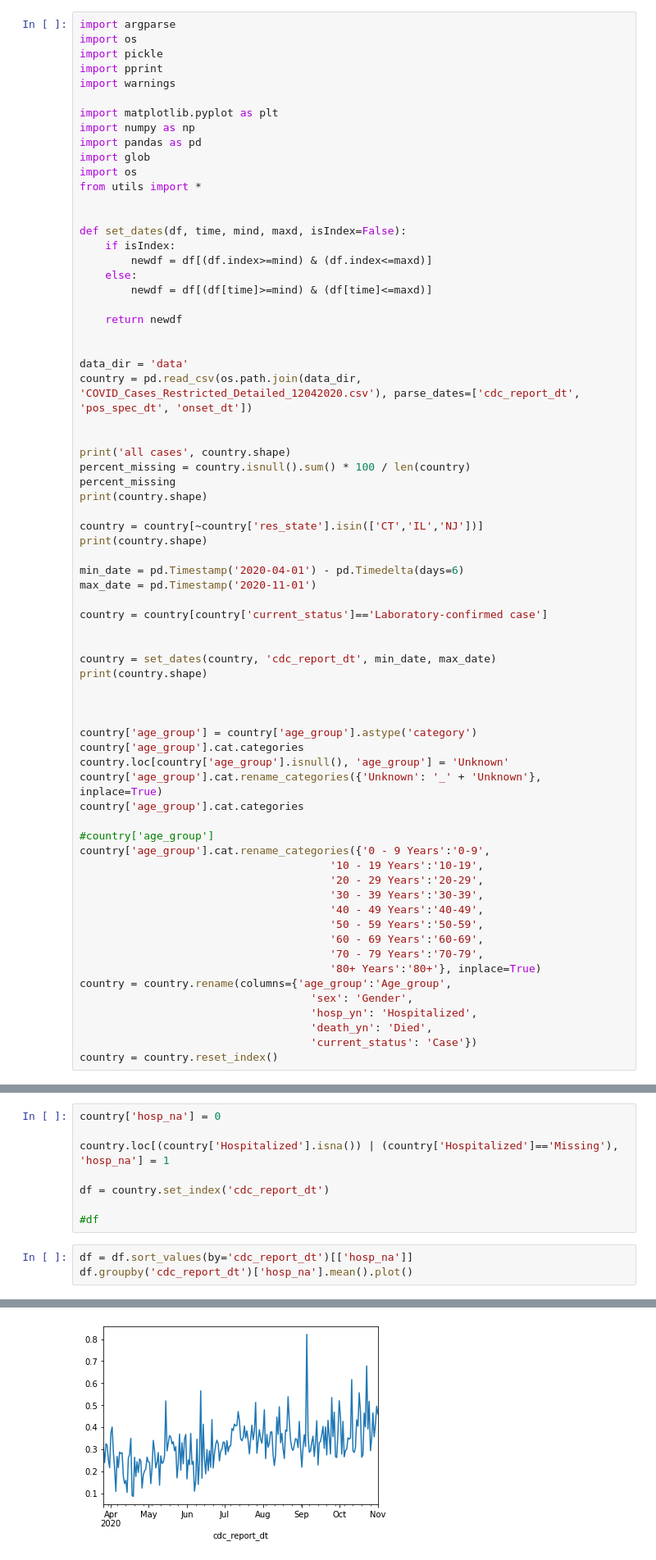
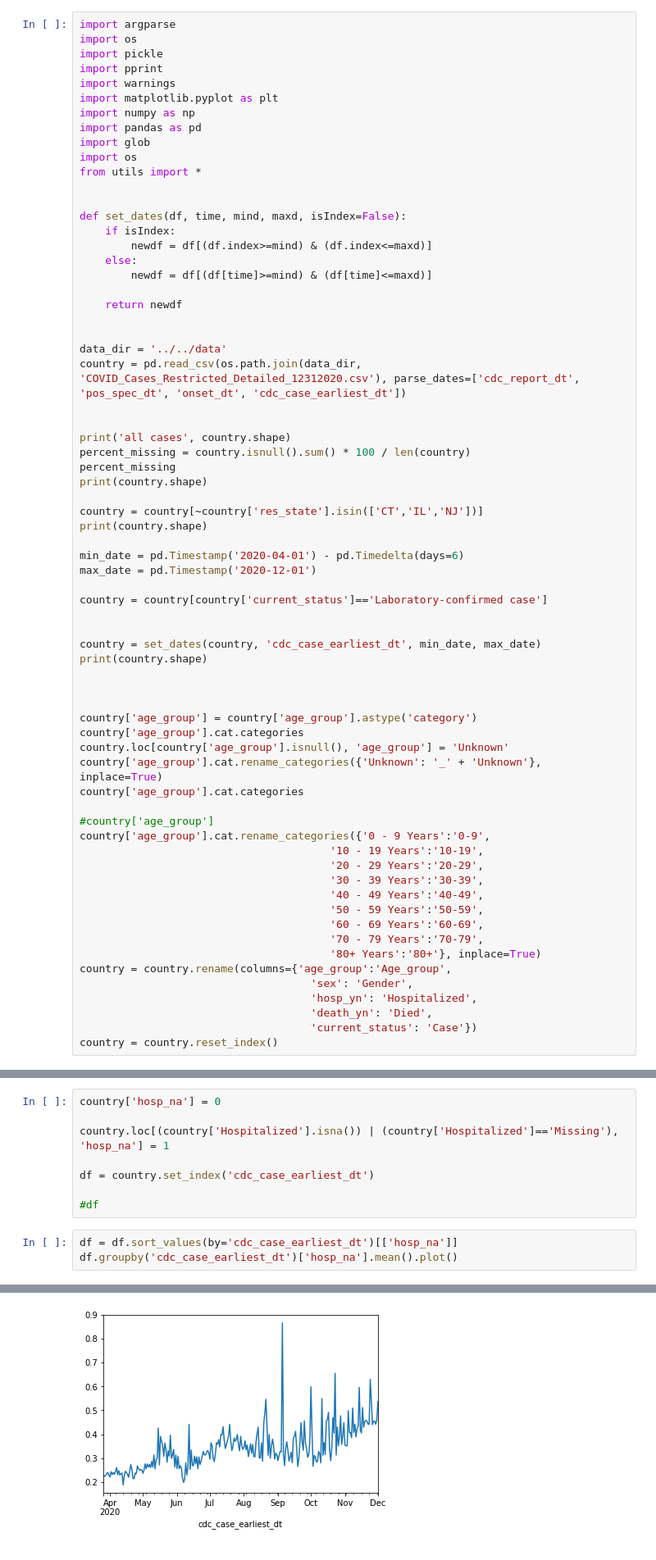
Before and after one commit to Cheng-Cheng2/unpacking-covid19-fatality, a Jupyter notebook: src/hosp_death_categories.ipynb, the cells around one changed output, grey strips where cells are left out. Shown at 82% size. Drawn from its saved outputs; the diff is of its cells as text.

```diff
--- a/src/hosp_death_categories.ipynb
+++ b/src/hosp_death_categories.ipynb
@@ -4,7 +4,6 @@ import os
 import pickle
 import pprint
 import warnings
-
 import matplotlib.pyplot as plt
 import numpy as np
 import pandas as pd
@@ -22,8 +21,8 @@ def set_dates(df, time, mind, maxd, isIndex=False):
     return newdf
 
 
-data_dir = 'data'
-country = pd.read_csv(os.path.join(data_dir, 'COVID_Cases_Restricted_Detailed_12042020.csv'), parse_dates=['cdc_report_dt', 'pos_spec_dt', 'onset_dt'])
+data_dir = '../../data'
+country = pd.read_csv(os.path.join(data_dir, 'COVID_Cases_Restricted_Detailed_12312020.csv'), parse_dates=['cdc_report_dt', 'pos_spec_dt', 'onset_dt', 'cdc_case_earliest_dt'])
 
 
 print('all cases', country.shape)
@@ -35,12 +34,12 @@ country = country[~country['res_state'].isin(['CT','IL','NJ'])]
 print(country.shape)
 
 min_date = pd.Timestamp('2020-04-01') - pd.Timedelta(days=6)
-max_date = pd.Timestamp('2020-11-01')
+max_date = pd.Timestamp('2020-12-01')
 
 country = country[country['current_status']=='Laboratory-confirmed case']
 
 
-country = set_dates(country, 'cdc_report_dt', min_date, max_date)
+country = set_dates(country, 'cdc_case_earliest_dt', min_date, max_date)
 print(country.shape)
 
 
@@ -77,10 +76,10 @@ country['hosp_na'] = 0
 
 country.loc[(country['Hospitalized'].isna()) | (country['Hospitalized']=='Missing'), 'hosp_na'] = 1
 
-df = country.set_index('cdc_report_dt')
+df = country.set_index('cdc_case_earliest_dt')
 
 #df
 # %%
-df = df.sort_values(by='cdc_report_dt')[['hosp_na']]
-df.groupby('cdc_report_dt')['hosp_na'].mean().plot()
+df = df.sort_values(by='cdc_case_earliest_dt')[['hosp_na']]
+df.groupby('cdc_case_earliest_dt')['hosp_na'].mean().plot()
 # %% [output]
@@ -88,4 +87,4 @@ df.groupby('cdc_report_dt')['hosp_na'].mean().plot()
-[figure, old version]
+[figure, new version]
 # %%
 country
 # %% [output]
```
Also changed, not shown: parts of 17 cells of this notebook, 15 other files.
